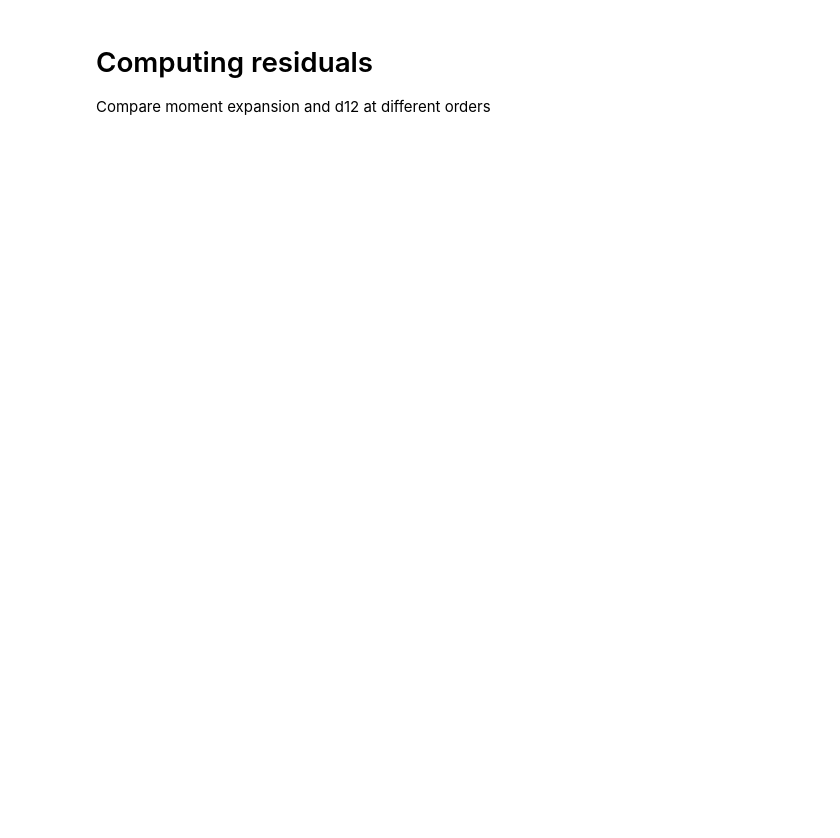
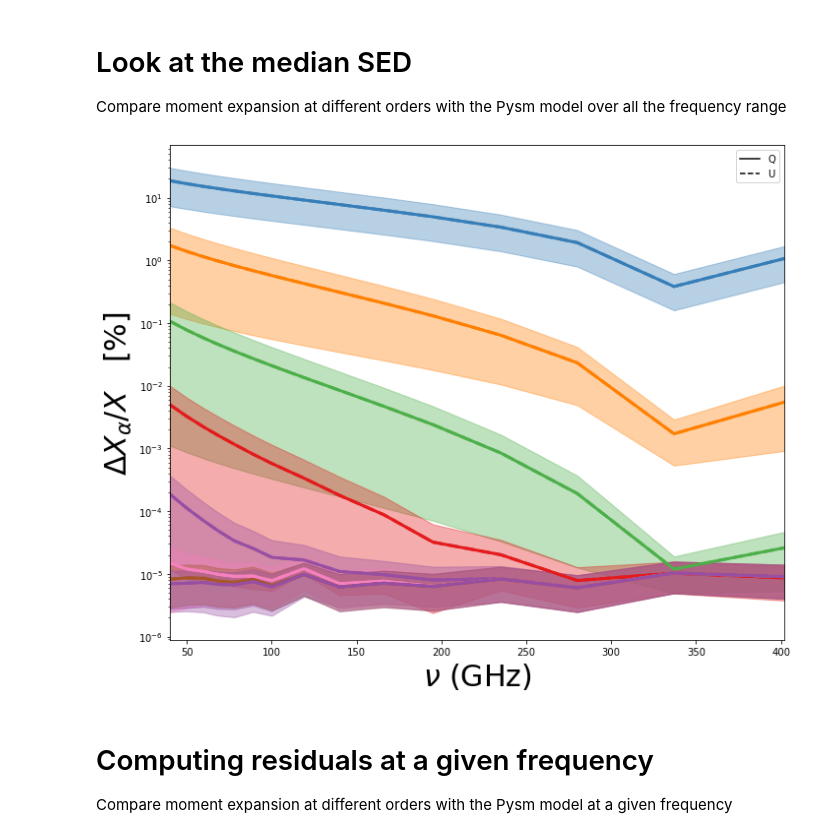
Before and after one commit to LeoVacher/moments_for_panex, a Jupyter notebook: Reproduce_any_Pysm_model.ipynb, the cells around one changed output. Saved outputs shown, nothing was run; the diff lists cells and outputs as text; code cells hidden in the pictures; blank space fills up the shorter version.

```diff
--- a/Reproduce_any_Pysm_model.ipynb
+++ b/Reproduce_any_Pysm_model.ipynb
@@ -193,3 +114,30 @@ for i in range(omax):
+# %% [markdown]
+# Look at the median SED
+Compare moment expansion at different orders with the Pysm model over all the frequency range
+# %%
+res= np.array([abs((modelmoms[i]-model)/model)*100 for i in range(omax+1)])
+
+color=['#377eb8', '#ff7f00', '#4daf4a','#e41a1c','#984ea3',
+                  '#f781bf', '#a65628', '#984ea3','#999999', '#e41a1c', '#dede00']
+pol=1 # I,Q,U = 0,1,2
+plt.figure(figsize=(10,8))
+ln= ["-","-","--"]
+polname=["I","Q","U"]
+plt.plot(freq,np.zeros(N_freq),linestyle="-", c='k',label="Q")
+plt.plot(freq,np.zeros(N_freq),linestyle="--", c='k',label="U")
+for i in range(omax+1):
+    for pol in [1,2]:
+        plt.plot(freq,np.median(res[i],axis=2)[:,pol],c=color[i],linestyle=ln[pol],linewidth=3)
+        plt.fill_between(freq,np.median(res[i],axis=2)[:,pol]-mad(res[i],axis=2)[:,pol], np.median(res[i],axis=2)[:,pol]+mad(res[i],axis=2)[:,pol], alpha=0.2,color=color[i])
+plt.xlim([freq[0],freq[N_freq-1]])
+#plt.ylim([5e-12,20])
+plt.semilogy()
+plt.xlabel(r"$\nu$ (GHz)",fontsize=30)
+plt.ylabel(r"$\Delta X_\alpha/X$" + r"$\quad[\%]$",fontsize=30)
+plt.legend()
+plt.tight_layout()
+# %% [output]
+[figure, added]
 # %% [markdown]
-# Computing residuals
-Compare moment expansion and d12 at different orders
+# Computing residuals at a given frequency
+Compare moment expansion at different orders with the Pysm model at a given frequency
```
Also changed, not shown: parts of 15 cells of this notebook, 1 other file.
